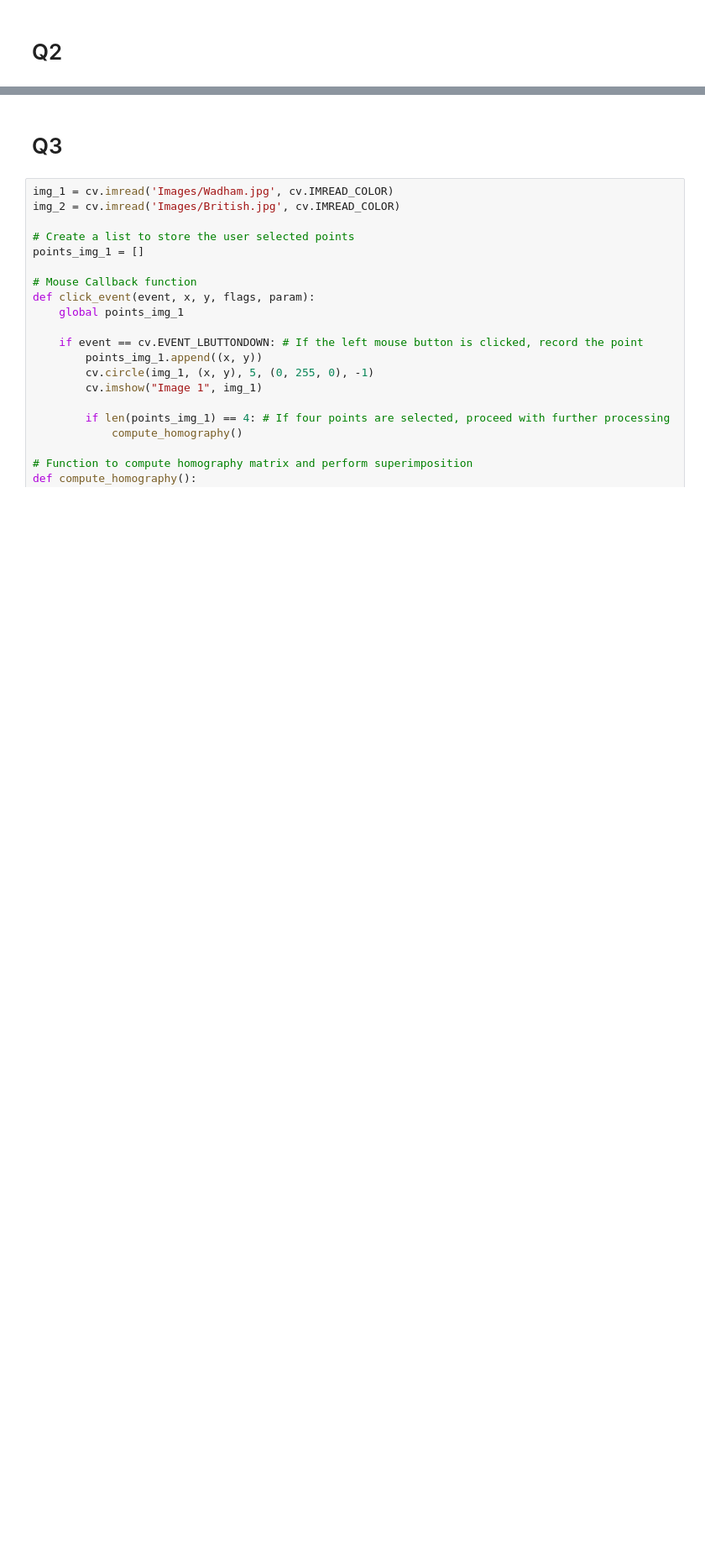
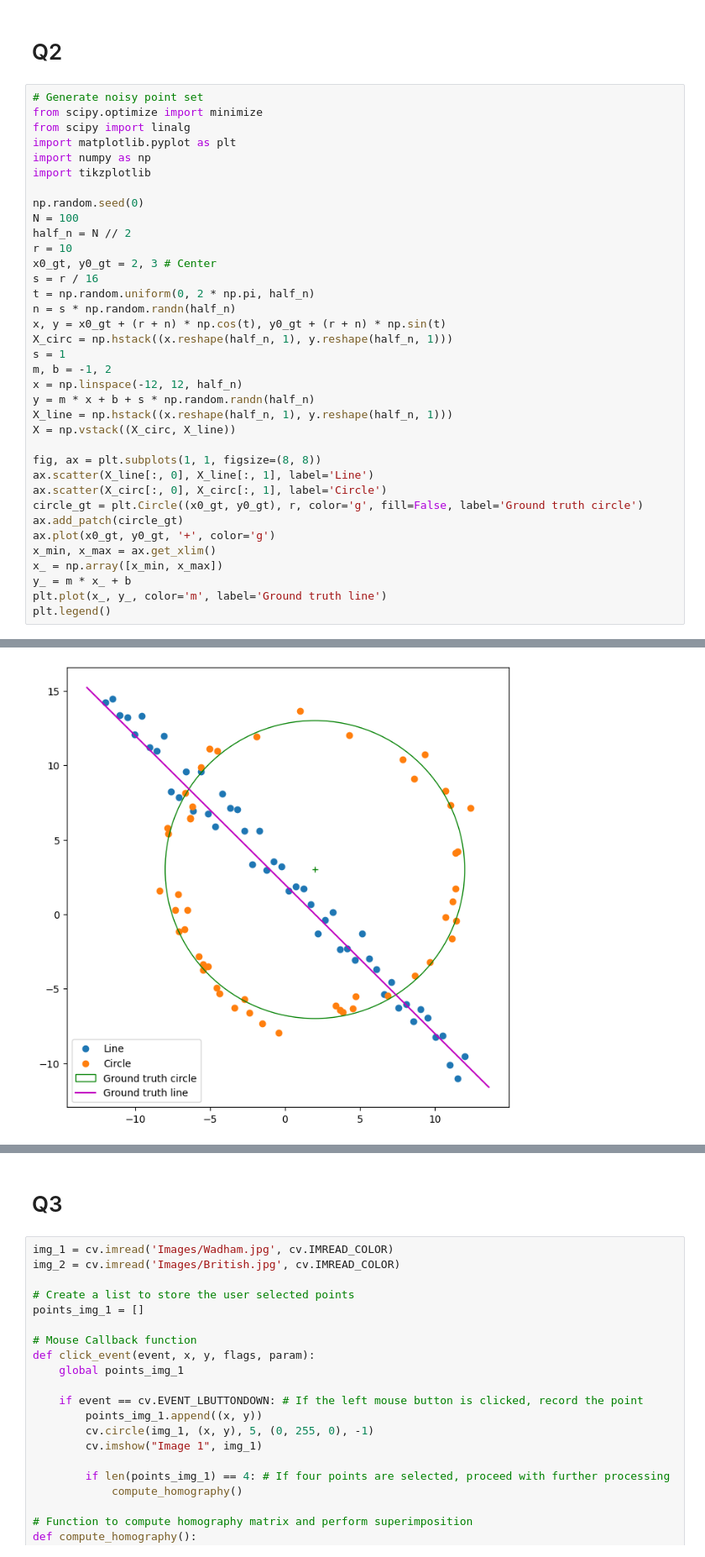
Before and after one commit to ClaranceLGS/EN3160-Assignment01, a Jupyter notebook: Assignment 2/Assignment2.ipynb, the cells around one changed output, grey strips where cells are left out. Shown: that part at 84% size. Saved outputs shown, nothing was run; the diff lists cells and outputs as text; blank space fills up the shorter version.

```diff
--- a/Assignment 2/Assignment2.ipynb
+++ b/Assignment 2/Assignment2.ipynb
@@ -49,3 +49,40 @@ plt.axis('off')
 [figure]
 # %% [markdown]
 <h1>Q2</h1>
+# %%
+# Generate noisy point set
+from scipy.optimize import minimize
+from scipy import linalg
+import matplotlib.pyplot as plt
+import numpy as np
+import tikzplotlib
+
+np.random.seed(0)
+N = 100
+half_n = N // 2
+r = 10
+x0_gt, y0_gt = 2, 3 # Center
+s = r / 16
+t = np.random.uniform(0, 2 * np.pi, half_n)
+n = s * np.random.randn(half_n)
+x, y = x0_gt + (r + n) * np.cos(t), y0_gt + (r + n) * np.sin(t)
+X_circ = np.hstack((x.reshape(half_n, 1), y.reshape(half_n, 1)))
+s = 1
+m, b = -1, 2
+x = np.linspace(-12, 12, half_n)
+y = m * x + b + s * np.random.randn(half_n)
+X_line = np.hstack((x.reshape(half_n, 1), y.reshape(half_n, 1)))
+X = np.vstack((X_circ, X_line))
+
+fig, ax = plt.subplots(1, 1, figsize=(8, 8))
+ax.scatter(X_line[:, 0], X_line[:, 1], label='Line')
+ax.scatter(X_circ[:, 0], X_circ[:, 1], label='Circle')
+circle_gt = plt.Circle((x0_gt, y0_gt), r, color='g', fill=False, label='Ground truth circle')
+ax.add_patch(circle_gt)
+ax.plot(x0_gt, y0_gt, '+', color='g')
+x_min, x_max = ax.get_xlim()
+x_ = np.array([x_min, x_max])
+y_ = m * x_ + b
+plt.plot(x_, y_, color='m', label='Ground truth line')
+plt.legend()
+# %% [output]
@@ -51,0 +90 @@ plt.axis('off')
+[figure, added]
```
Also changed, not shown: parts of 6 cells of this notebook.
